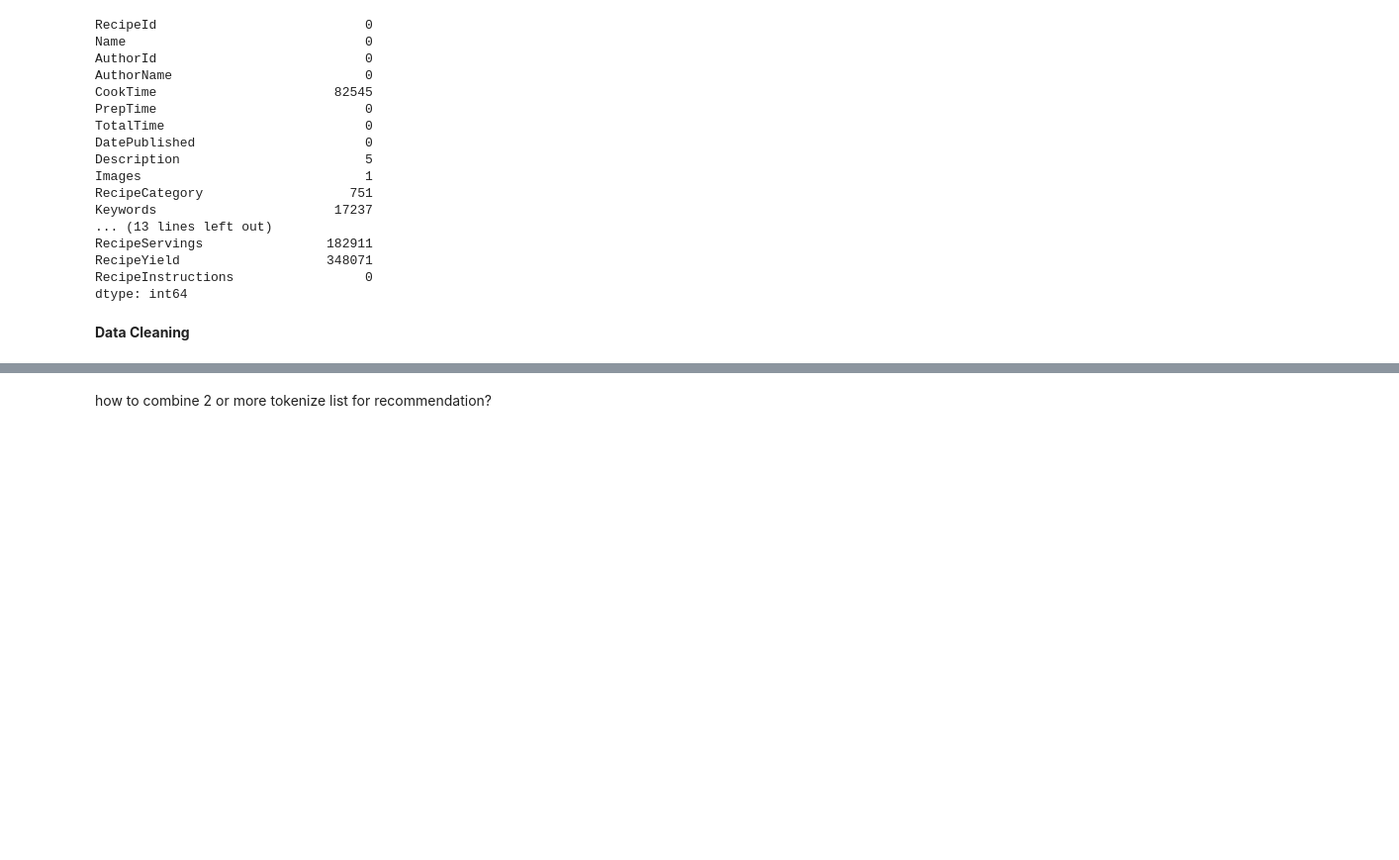
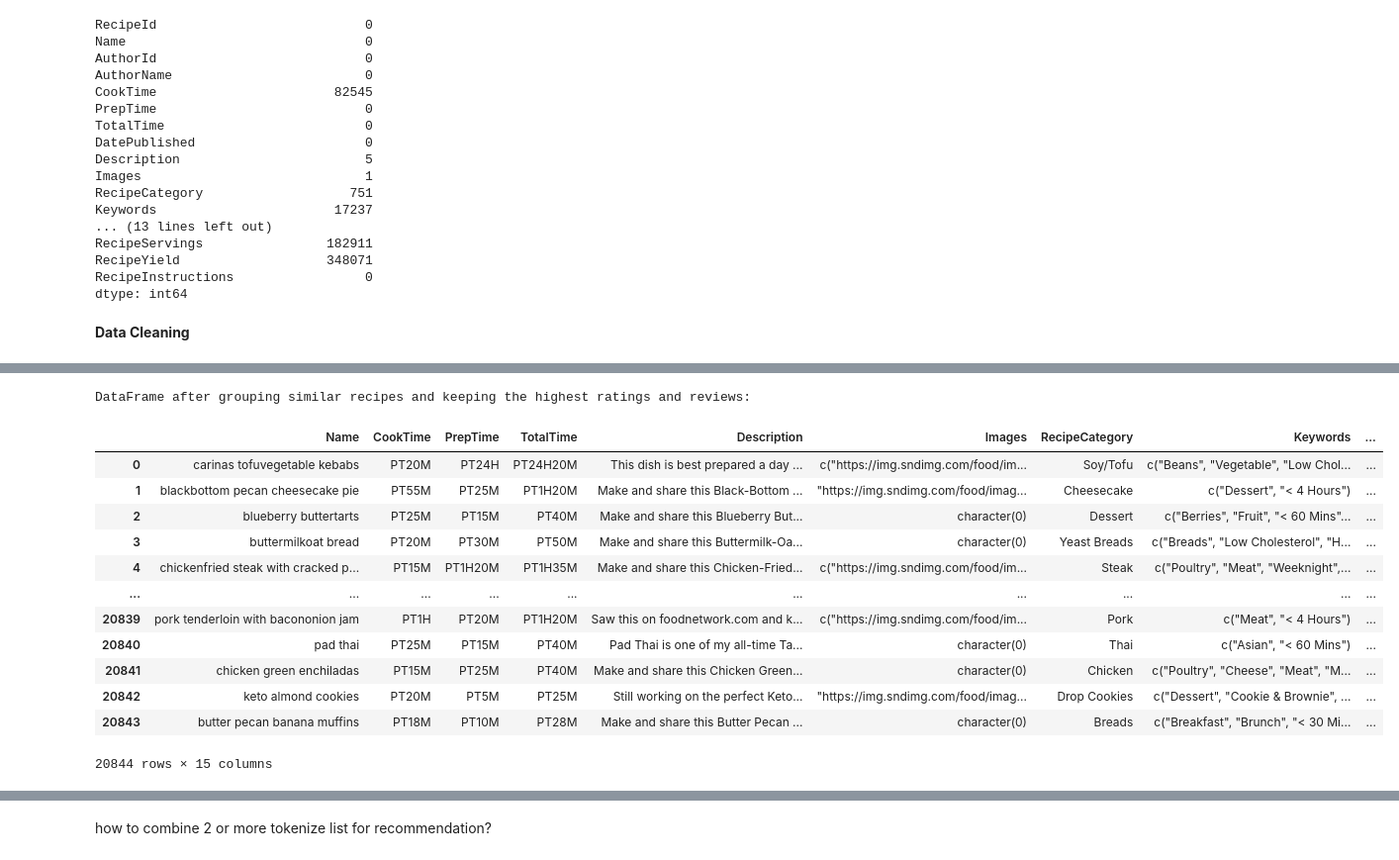
Before and after one commit to ShiningSolar/Recipe-Recommendation-System-With-Conten-Based-Filtering, a Jupyter notebook: Recipe Recommendation based on Ingredients.ipynb, the cells around one changed output, grey strips where cells are left out. Shown at 99% size. Cells and saved outputs as stored; diff of their text form; code cells hidden in the pictures; blank space fills up the shorter version.

```diff
--- a/Recipe Recommendation based on Ingredients.ipynb
+++ b/Recipe Recommendation based on Ingredients.ipynb
@@ -134,0 +156,62 @@ data.head()
+# %%
+from sklearn.feature_extraction.text import TfidfVectorizer
+from sklearn.neighbors import NearestNeighbors
+
+#copy = data.copy()
+df = data
+
+# Preprocess text (lowercase and remove punctuation)
+df.loc[:, ('Name')] = df['Name'].str.lower().str.replace('[^\w\s]', '', regex=True)
+
+# Vectorize the text using TF-IDF
+vectorizer = TfidfVectorizer(stop_words='english')
+X = vectorizer.fit_transform(df['Name'])
+
+# Use K-Nearest Neighbors to find similar recipes
+neigh = NearestNeighbors(n_neighbors=2, metric='cosine').fit(X)
+distances, indices = neigh.kneighbors(X)
+
+# Initialize cluster labels
+df = df.assign(Cluster = -1)
+cluster_id = 0
+
+# Assign clusters based on KNN distances
+for idx, (distance, neighbors) in enumerate(zip(distances, indices)):
+    if df.at[idx, 'Cluster'] == -1:  # if not yet assigned to a cluster
+        df.at[idx, 'Cluster'] = cluster_id
+        for neighbor in neighbors[1:]:  # skip the first neighbor (itself)
+            if distance[1] < 0.5:  # set a threshold for similarity
+                df.at[neighbor, 'Cluster'] = cluster_id
+        cluster_id += 1
+
+# Sort the DataFrame by RecipeRatings and ReviewCount in descending order
+df = df.sort_values(by=['AggregatedRating', 'ReviewCount'], ascending=[False, False])
+
+# Function to get the recipe with the highest rating and review count in each cluster
+def get_highest_rated_and_reviewed_recipe(group):
+    return group.iloc[0]
+
+# Apply the function to each cluster
+df_unique = df.groupby('Cluster').apply(get_highest_rated_and_reviewed_recipe, include_groups=False).reset_index(drop=True)
+
+# Drop the Cluster column
+#df_unique.drop(columns='Cluster', inplace=True)
+
+# Display the resulting DataFrame
+print("DataFrame after grouping similar recipes and keeping the highest ratings and reviews:")
+df_unique
+# %% [output]
+DataFrame after grouping similar recipes and keeping the highest ratings and reviews:
+|  | Name | CookTime | PrepTime | TotalTime | Description | Images | RecipeCategory | Keywords | ... |
+| 0 | carinas tofuvegetable kebabs | PT20M | PT24H | PT24H20M | This dish is best prepared a day ... | c("https://img.sndimg.com/food/im... | Soy/Tofu | c("Beans", "Vegetable", "Low Chol... | ... |
+| 1 | blackbottom pecan cheesecake pie | PT55M | PT25M | PT1H20M | Make and share this Black-Bottom ... | "https://img.sndimg.com/food/imag... | Cheesecake | c("Dessert", "< 4 Hours") | ... |
+| 2 | blueberry buttertarts | PT25M | PT15M | PT40M | Make and share this Blueberry But... | character(0) | Dessert | c("Berries", "Fruit", "< 60 Mins"... | ... |
+| 3 | buttermilkoat bread | PT20M | PT30M | PT50M | Make and share this Buttermilk-Oa... | character(0) | Yeast Breads | c("Breads", "Low Cholesterol", "H... | ... |
+| 4 | chickenfried steak with cracked p... | PT15M | PT1H20M | PT1H35M | Make and share this Chicken-Fried... | c("https://img.sndimg.com/food/im... | Steak | c("Poultry", "Meat", "Weeknight",... | ... |
+| ... | ... | ... | ... | ... | ... | ... | ... | ... | ... |
+| 20839 | pork tenderloin with bacononion jam | PT1H | PT20M | PT1H20M | Saw this on foodnetwork.com and k... | c("https://img.sndimg.com/food/im... | Pork | c("Meat", "< 4 Hours") | ... |
+| 20840 | pad thai | PT25M | PT15M | PT40M | Pad Thai is one of my all-time Ta... | character(0) | Thai | c("Asian", "< 60 Mins") | ... |
+| 20841 | chicken green enchiladas | PT15M | PT25M | PT40M | Make and share this Chicken Green... | character(0) | Chicken | c("Poultry", "Cheese", "Meat", "M... | ... |
+| 20842 | keto almond cookies | PT20M | PT5M | PT25M | Still working on the perfect Keto... | "https://img.sndimg.com/food/imag... | Drop Cookies | c("Dessert", "Cookie & Brownie", ... | ... |
+| 20843 | butter pecan banana muffins | PT18M | PT10M | PT28M | Make and share this Butter Pecan ... | character(0) | Breads | c("Breakfast", "Brunch", "< 30 Mi... | ... |
+20844 rows × 15 columns
```
Also changed, not shown: parts of 28 cells of this notebook.
